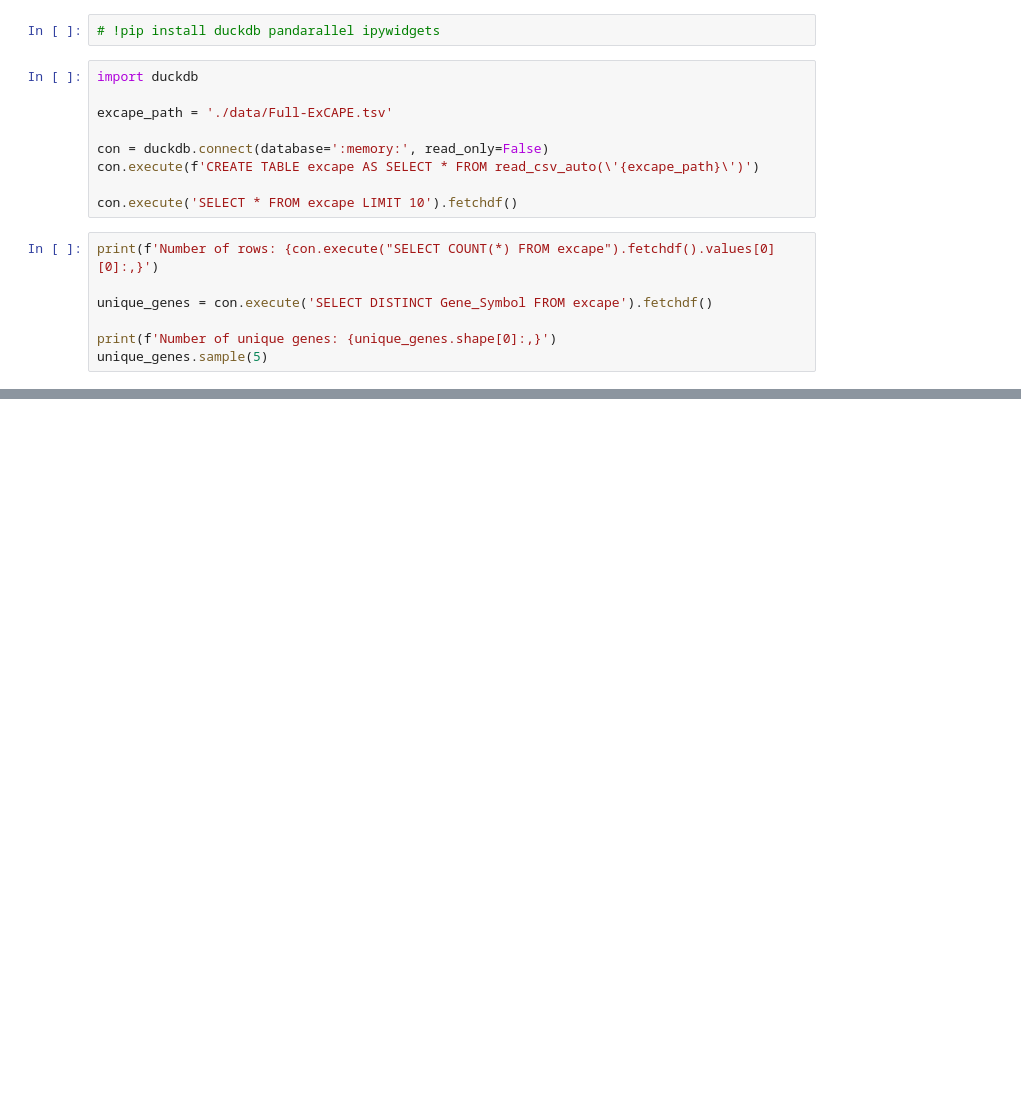
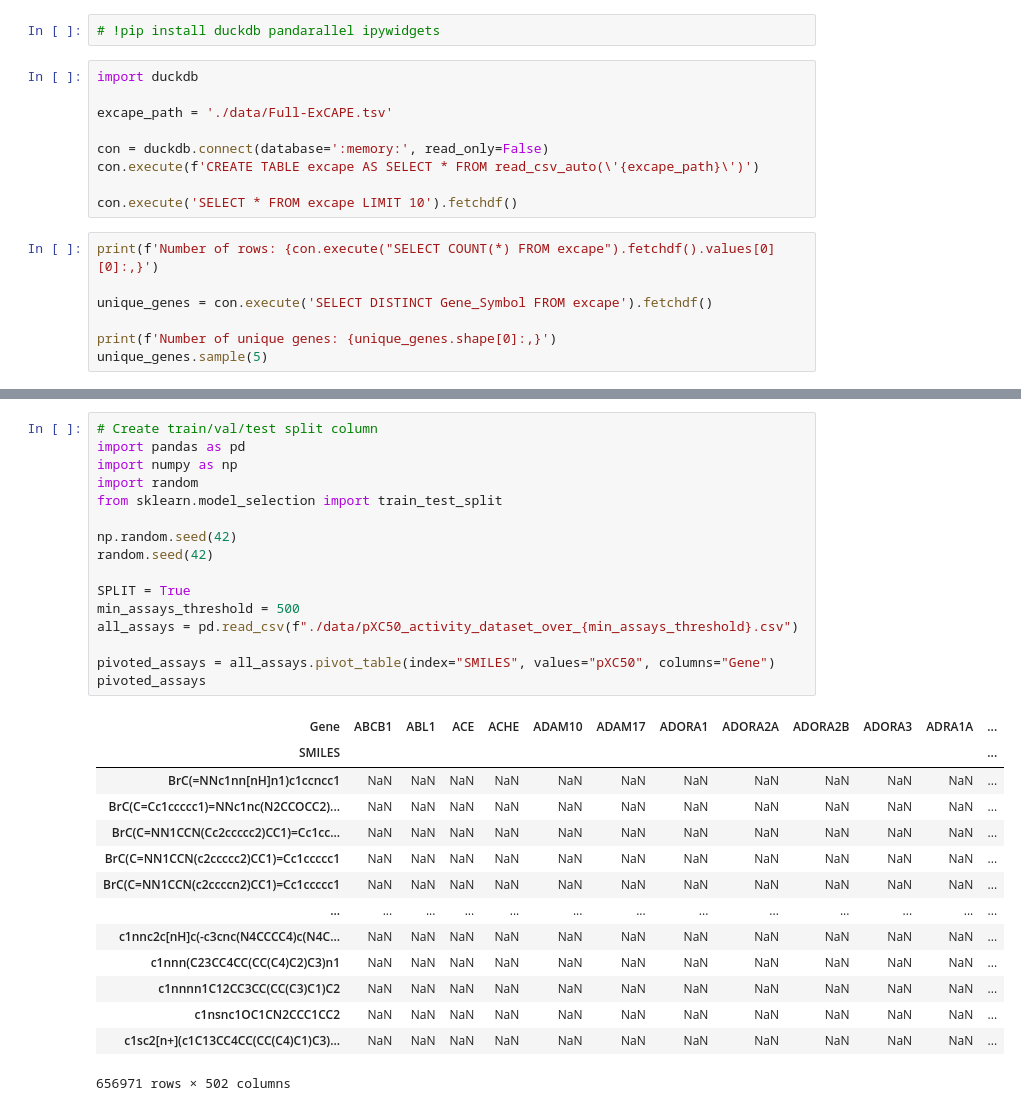
Before and after one commit to arthurcerveira/GNN-MTL-Distilled, a Jupyter notebook: EDA.ipynb, the cells around one changed output, grey strips where cells are left out. Cells and saved outputs as stored; diff of their text form; blank space fills up the shorter version.

```diff
--- a/EDA.ipynb
+++ b/EDA.ipynb
@@ -61 +63,32 @@ print(f"Number of assays: {len(pXC50_activity_dataset):,}")
 pXC50_activity_dataset.sample(5)
+# %%
+# Create train/val/test split column
+import pandas as pd
+import numpy as np
+import random
+from sklearn.model_selection import train_test_split
+
+np.random.seed(42)
+random.seed(42)
+
+SPLIT = True
+min_assays_threshold = 500
+all_assays = pd.read_csv(f"./data/pXC50_activity_dataset_over_{min_assays_threshold}.csv")
+
+pivoted_assays = all_assays.pivot_table(index="SMILES", values="pXC50", columns="Gene")
+pivoted_assays
+# %% [output]
+| Gene | ABCB1 | ABL1 | ACE | ACHE | ADAM10 | ADAM17 | ADORA1 | ADORA2A | ADORA2B | ADORA3 | ADRA1A | ... |
+| SMILES |  |  |  |  |  |  |  |  |  |  |  | ... |
+| BrC(=NNc1nn[nH]n1)c1ccncc1 | NaN | NaN | NaN | NaN | NaN | NaN | NaN | NaN | NaN | NaN | NaN | ... |
+| BrC(C=Cc1ccccc1)=NNc1nc(N2CCOCC2)... | NaN | NaN | NaN | NaN | NaN | NaN | NaN | NaN | NaN | NaN | NaN | ... |
+| BrC(C=NN1CCN(Cc2ccccc2)CC1)=Cc1cc... | NaN | NaN | NaN | NaN | NaN | NaN | NaN | NaN | NaN | NaN | NaN | ... |
+| BrC(C=NN1CCN(c2ccccc2)CC1)=Cc1ccccc1 | NaN | NaN | NaN | NaN | NaN | NaN | NaN | NaN | NaN | NaN | NaN | ... |
+| BrC(C=NN1CCN(c2ccccn2)CC1)=Cc1ccccc1 | NaN | NaN | NaN | NaN | NaN | NaN | NaN | NaN | NaN | NaN | NaN | ... |
+| ... | ... | ... | ... | ... | ... | ... | ... | ... | ... | ... | ... | ... |
+| c1nnc2c[nH]c(-c3cnc(N4CCCC4)c(N4C... | NaN | NaN | NaN | NaN | NaN | NaN | NaN | NaN | NaN | NaN | NaN | ... |
+| c1nnn(C23CC4CC(CC(C4)C2)C3)n1 | NaN | NaN | NaN | NaN | NaN | NaN | NaN | NaN | NaN | NaN | NaN | ... |
+| c1nnnn1C12CC3CC(CC(C3)C1)C2 | NaN | NaN | NaN | NaN | NaN | NaN | NaN | NaN | NaN | NaN | NaN | ... |
+| c1nsnc1OC1CN2CCC1CC2 | NaN | NaN | NaN | NaN | NaN | NaN | NaN | NaN | NaN | NaN | NaN | ... |
+| c1sc2[n+](c1C13CC4CC(CC(C4)C1)C3)... | NaN | NaN | NaN | NaN | NaN | NaN | NaN | NaN | NaN | NaN | NaN | ... |
+656971 rows × 502 columns
```
Also changed, not shown: parts of 2 cells of this notebook, 1 other file.
